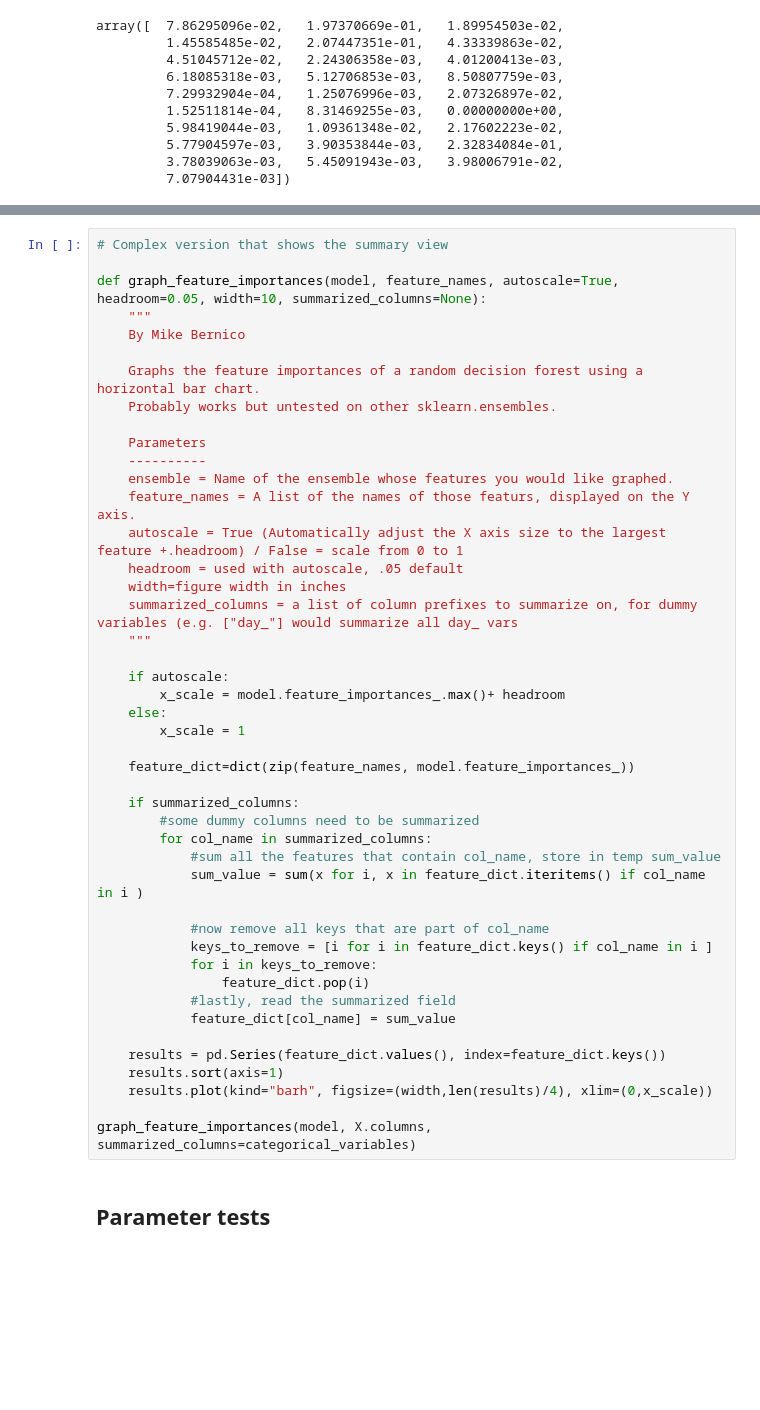
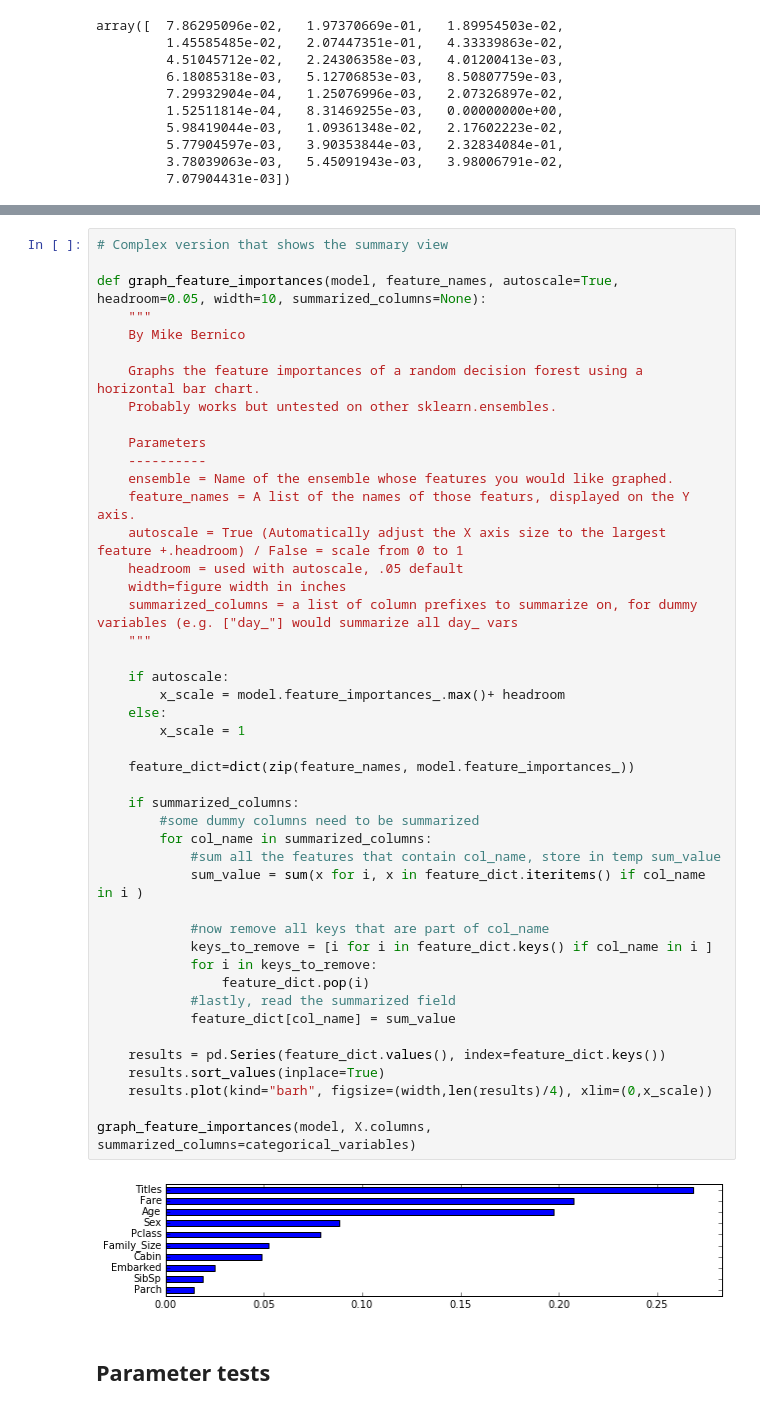
Before and after one commit to sahilph/Surviving-The-Titanic-and-Random-Forest-Classifier, a Jupyter notebook: Surviving The Titanic and Random Forest Classifier.ipynb, the cells around one changed output, grey strips where cells are left out. Saved outputs shown, nothing was run; the diff lists cells and outputs as text; blank space fills up the shorter version.

```diff
--- a/Surviving The Titanic and Random Forest Classifier.ipynb
+++ b/Surviving The Titanic and Random Forest Classifier.ipynb
@@ -328,34 +347,36 @@ def graph_feature_importances(model, feature_names, autoscale=True, headroom=0.0
     autoscale = True (Automatically adjust the X axis size to the largest feature +.headroom) / False = scale from 0 to 1
     headroom = used with autoscale, .05 default
     width=figure width in inches
     summarized_columns = a list of column prefixes to summarize on, for dummy variables (e.g. ["day_"] would summarize all day_ vars
     """
 
     if autoscale:
         x_scale = model.feature_importances_.max()+ headroom
     else:
         x_scale = 1
 
     feature_dict=dict(zip(feature_names, model.feature_importances_))
 
     if summarized_columns:
         #some dummy columns need to be summarized
         for col_name in summarized_columns:
             #sum all the features that contain col_name, store in temp sum_value
             sum_value = sum(x for i, x in feature_dict.iteritems() if col_name in i )
 
             #now remove all keys that are part of col_name
             keys_to_remove = [i for i in feature_dict.keys() if col_name in i ]
             for i in keys_to_remove:
                 feature_dict.pop(i)
             #lastly, read the summarized field
             feature_dict[col_name] = sum_value
 
     results = pd.Series(feature_dict.values(), index=feature_dict.keys())
-    results.sort(axis=1)
+    results.sort_values(inplace=True)
     results.plot(kind="barh", figsize=(width,len(results)/4), xlim=(0,x_scale))
 
 graph_feature_importances(model, X.columns, summarized_columns=categorical_variables)
+# %% [output]
+[figure, added]
 # %% [markdown]
 ## Parameter tests
 # %% [markdown]
```
Also changed, not shown: parts of 10 cells of this notebook.
